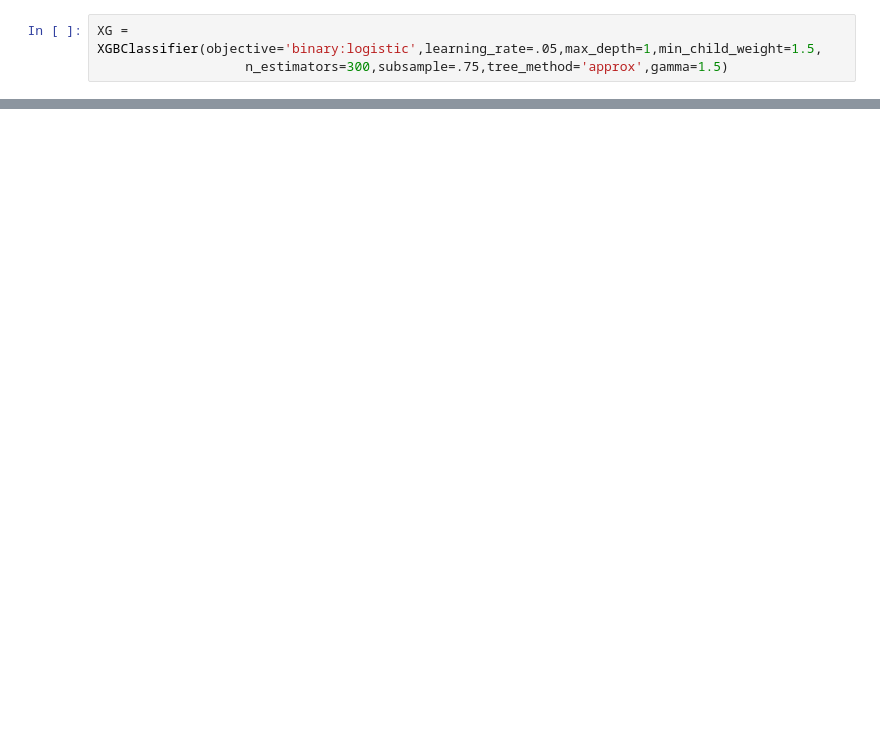
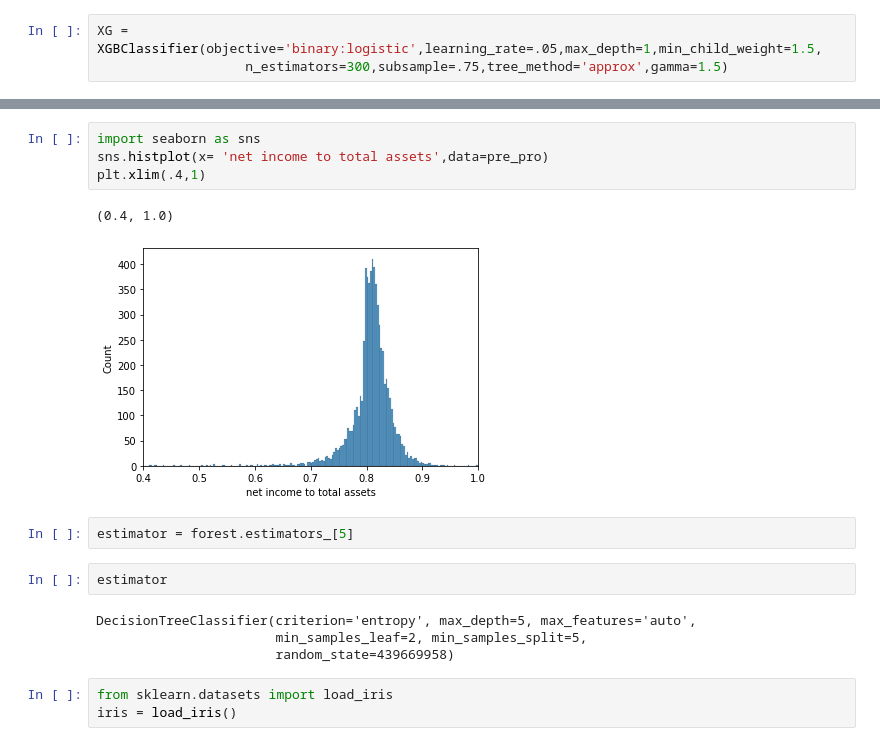
Before and after one commit to srodriguez2742/dsc-phase-3-project, a Jupyter notebook: Better testbook.ipynb, the cells around one changed output, grey strips where cells are left out. Cells and saved outputs as stored; diff of their text form; blank space fills up the shorter version.

```diff
--- a/Better testbook.ipynb
+++ b/Better testbook.ipynb
@@ -456,0 +425,18 @@ ImportError: You must install graphviz to plot tree
+# %%
+import seaborn as sns
+sns.histplot(x= 'net income to total assets',data=pre_pro)
+plt.xlim(.4,1)
+# %% [output]
+(0.4, 1.0)
+[figure, added]
+# %%
+estimator = forest.estimators_[5]
+# %%
+estimator
+# %% [output]
+DecisionTreeClassifier(criterion='entropy', max_depth=5, max_features='auto',
+                       min_samples_leaf=2, min_samples_split=5,
+                       random_state=439669958)
+# %%
+from sklearn.datasets import load_iris
+iris = load_iris()
```
Also changed, not shown: parts of 25 cells of this notebook, 13 other files.
